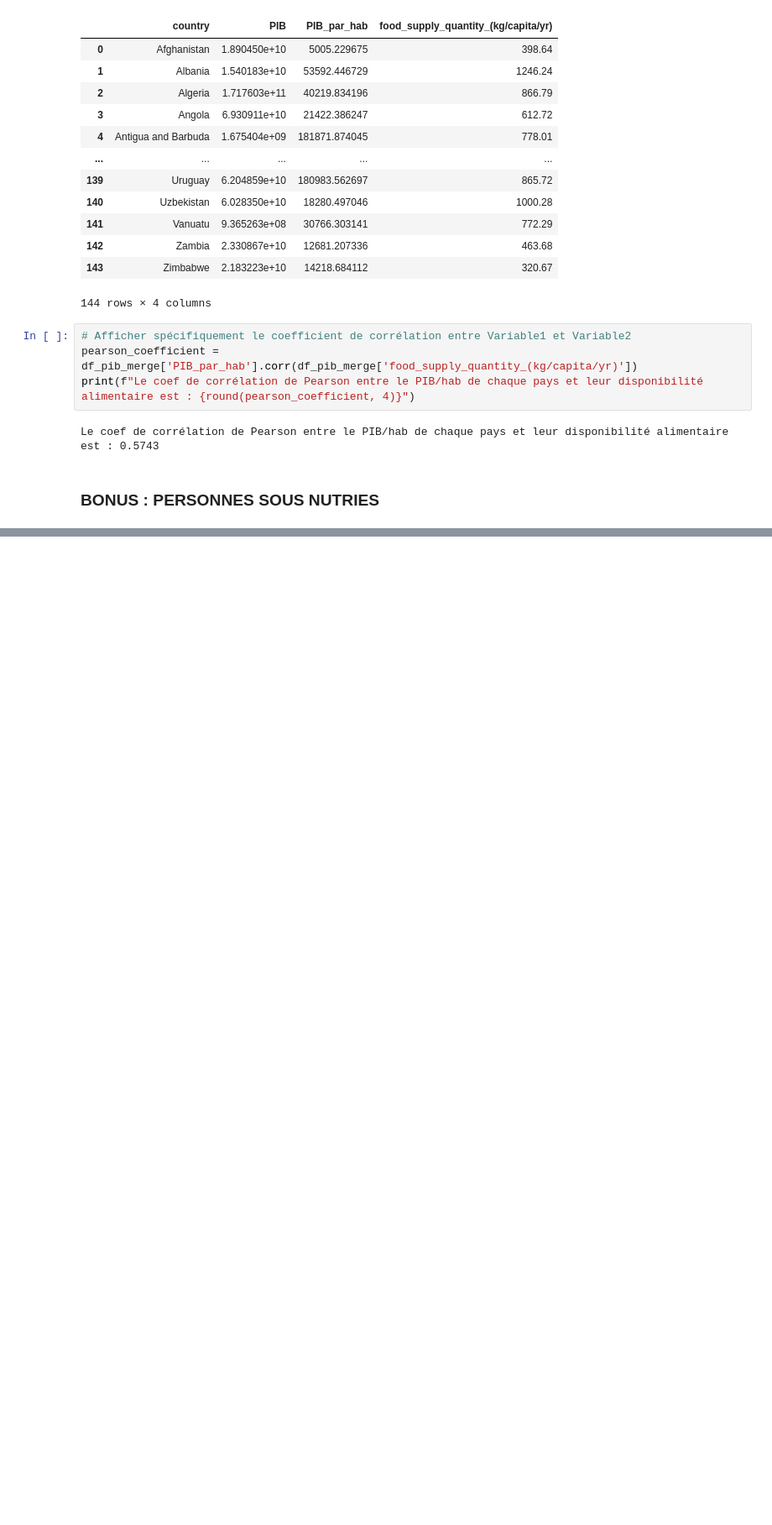
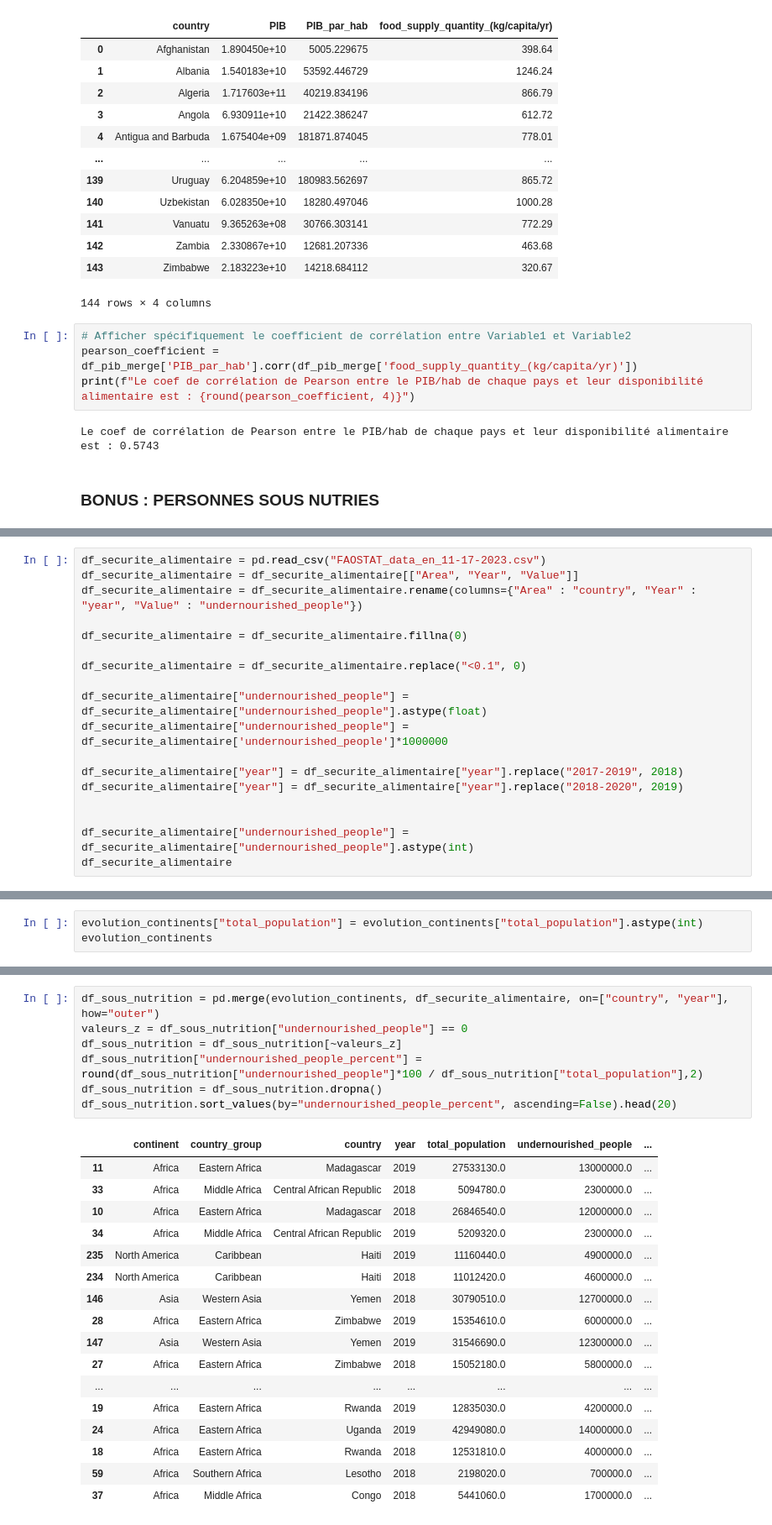
Before and after one commit to t7bo/pandas_fao, a Jupyter notebook: main.ipynb, the cells around one changed output, grey strips where cells are left out. Shown at 84% size. Cells and saved outputs as stored; diff of their text form; blank space fills up the shorter version.

Commit message:
maj sous-nutrition + questions calories

```diff
--- a/main.ipynb
+++ b/main.ipynb
@@ -1171,0 +1118,18 @@ evolution_continents
+# %%
+df_securite_alimentaire = pd.read_csv("FAOSTAT_data_en_11-17-2023.csv")
+df_securite_alimentaire = df_securite_alimentaire[["Area", "Year", "Value"]]
+df_securite_alimentaire = df_securite_alimentaire.rename(columns={"Area" : "country", "Year" : "year", "Value" : "undernourished_people"})
+
+df_securite_alimentaire = df_securite_alimentaire.fillna(0)
+
+df_securite_alimentaire = df_securite_alimentaire.replace("<0.1", 0)
+
+df_securite_alimentaire["undernourished_people"] = df_securite_alimentaire["undernourished_people"].astype(float)
+df_securite_alimentaire["undernourished_people"] = df_securite_alimentaire['undernourished_people']*1000000
+
+df_securite_alimentaire["year"] = df_securite_alimentaire["year"].replace("2017-2019", 2018)
+df_securite_alimentaire["year"] = df_securite_alimentaire["year"].replace("2018-2020", 2019)
+
+
+df_securite_alimentaire["undernourished_people"] = df_securite_alimentaire["undernourished_people"].astype(int)
+df_securite_alimentaire
@@ -1171,0 +1150,3 @@ evolution_continents
+# %%
+evolution_continents["total_population"] = evolution_continents["total_population"].astype(int)
+evolution_continents
@@ -1171,0 +1167,25 @@ evolution_continents
+# %%
+df_sous_nutrition = pd.merge(evolution_continents, df_securite_alimentaire, on=["country", "year"], how="outer")
+valeurs_z = df_sous_nutrition["undernourished_people"] == 0
+df_sous_nutrition = df_sous_nutrition[~valeurs_z]
+df_sous_nutrition["undernourished_people_percent"] = round(df_sous_nutrition["undernourished_people"]*100 / df_sous_nutrition["total_population"],2)
+df_sous_nutrition = df_sous_nutrition.dropna()
+df_sous_nutrition.sort_values(by="undernourished_people_percent", ascending=False).head(20)
+# %% [output]
+|  | continent | country_group | country | year | total_population | undernourished_people | ... |
+| 11 | Africa | Eastern Africa | Madagascar | 2019 | 27533130.0 | 13000000.0 | ... |
+| 33 | Africa | Middle Africa | Central African Republic | 2018 | 5094780.0 | 2300000.0 | ... |
+| 10 | Africa | Eastern Africa | Madagascar | 2018 | 26846540.0 | 12000000.0 | ... |
+| 34 | Africa | Middle Africa | Central African Republic | 2019 | 5209320.0 | 2300000.0 | ... |
+| 235 | North America | Caribbean | Haiti | 2019 | 11160440.0 | 4900000.0 | ... |
+| 234 | North America | Caribbean | Haiti | 2018 | 11012420.0 | 4600000.0 | ... |
+| 146 | Asia | Western Asia | Yemen | 2018 | 30790510.0 | 12700000.0 | ... |
+| 28 | Africa | Eastern Africa | Zimbabwe | 2019 | 15354610.0 | 6000000.0 | ... |
+| 147 | Asia | Western Asia | Yemen | 2019 | 31546690.0 | 12300000.0 | ... |
+| 27 | Africa | Eastern Africa | Zimbabwe | 2018 | 15052180.0 | 5800000.0 | ... |
+| ... | ... | ... | ... | ... | ... | ... | ... |
+| 19 | Africa | Eastern Africa | Rwanda | 2019 | 12835030.0 | 4200000.0 | ... |
+| 24 | Africa | Eastern Africa | Uganda | 2019 | 42949080.0 | 14000000.0 | ... |
+| 18 | Africa | Eastern Africa | Rwanda | 2018 | 12531810.0 | 4000000.0 | ... |
+| 59 | Africa | Southern Africa | Lesotho | 2018 | 2198020.0 | 700000.0 | ... |
+| 37 | Africa | Middle Africa | Congo | 2018 | 5441060.0 | 1700000.0 | ... |
```
Also changed, not shown: parts of 28 cells of this notebook, 1 other file.
